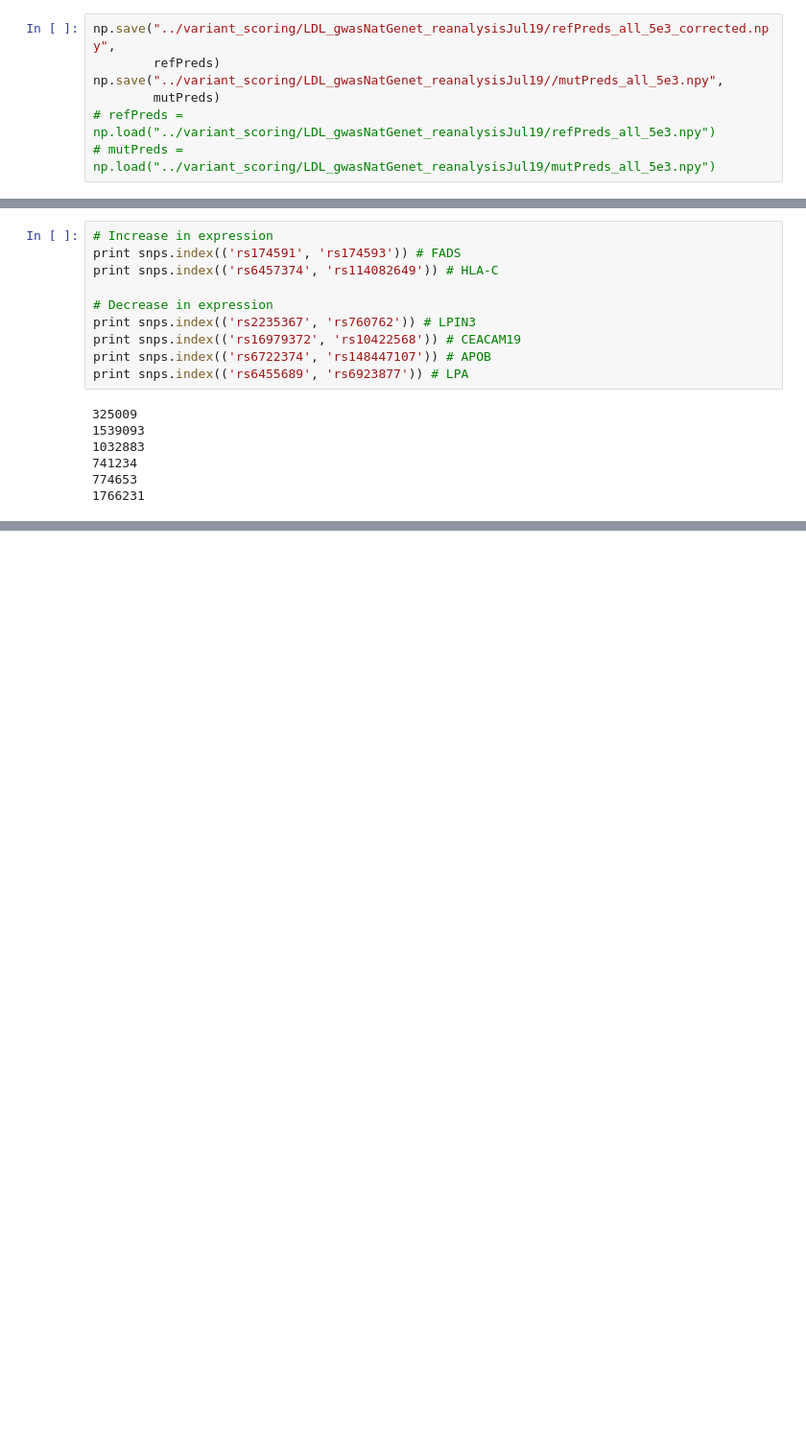
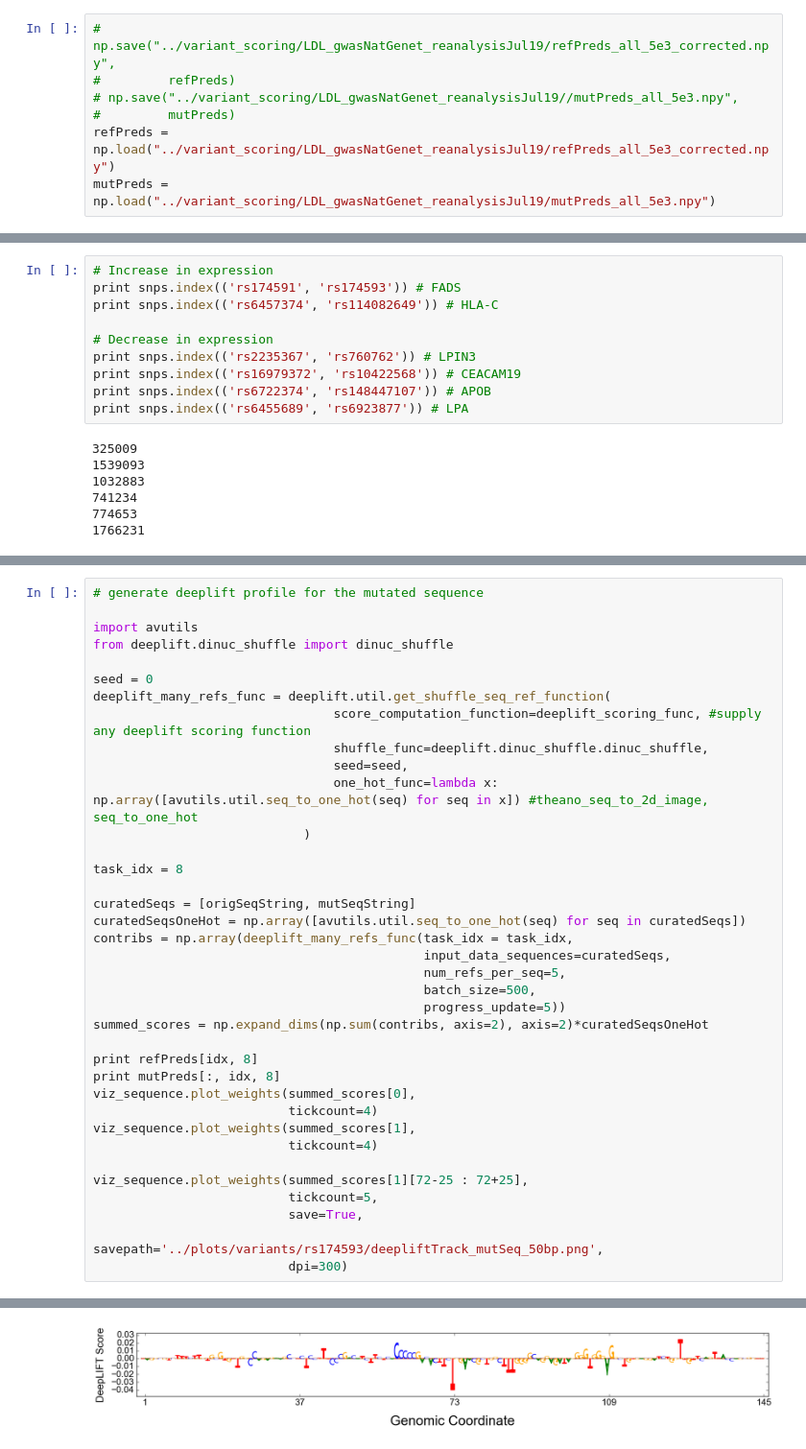
Before and after one commit to kundajelab/mpra, a Jupyter notebook: deeplearn/scripts/Variant Scoring.ipynb, the cells around one changed output, grey strips where cells are left out. Shown at 96% size. Saved outputs shown, nothing was run; the diff lists cells and outputs as text; blank space fills up the shorter version.

```diff
--- a/deeplearn/scripts/Variant Scoring.ipynb
+++ b/deeplearn/scripts/Variant Scoring.ipynb
@@ -507,10 +498,10 @@ np.save("../variant_scoring/LDL_gwasNatGenet_reanalysisJul19/deepliftVariantScor
 # %%
-np.save("../variant_scoring/LDL_gwasNatGenet_reanalysisJul19/refPreds_all_5e3_corrected.npy",
-        refPreds)
-np.save("../variant_scoring/LDL_gwasNatGenet_reanalysisJul19//mutPreds_all_5e3.npy",
-        mutPreds)
-# refPreds = np.load("../variant_scoring/LDL_gwasNatGenet_reanalysisJul19/refPreds_all_5e3.npy")
-# mutPreds = np.load("../variant_scoring/LDL_gwasNatGenet_reanalysisJul19/mutPreds_all_5e3.npy")
+# np.save("../variant_scoring/LDL_gwasNatGenet_reanalysisJul19/refPreds_all_5e3_corrected.npy",
+#         refPreds)
+# np.save("../variant_scoring/LDL_gwasNatGenet_reanalysisJul19//mutPreds_all_5e3.npy",
+#         mutPreds)
+refPreds = np.load("../variant_scoring/LDL_gwasNatGenet_reanalysisJul19/refPreds_all_5e3_corrected.npy")
+mutPreds = np.load("../variant_scoring/LDL_gwasNatGenet_reanalysisJul19/mutPreds_all_5e3.npy")
 # %%
 delta = mutPreds[:, :, 8] - refPreds[:, 8]
 maxIndices = np.argmax(np.abs(delta), axis=0)
@@ -894,0 +861,38 @@ viz_sequence.plot_weights(task_to_deeplift_summedscores[8][idx][72-25 : 72+25],
+# %%
+# generate deeplift profile for the mutated sequence
+
+import avutils
+from deeplift.dinuc_shuffle import dinuc_shuffle
+
+seed = 0
+deeplift_many_refs_func = deeplift.util.get_shuffle_seq_ref_function(
+                                score_computation_function=deeplift_scoring_func, #supply any deeplift scoring function
+                                shuffle_func=deeplift.dinuc_shuffle.dinuc_shuffle,
+                                seed=seed,
+                                one_hot_func=lambda x: np.array([avutils.util.seq_to_one_hot(seq) for seq in x]) #theano_seq_to_2d_image, seq_to_one_hot
+                            )
+
+task_idx = 8
+
+curatedSeqs = [origSeqString, mutSeqString]
+curatedSeqsOneHot = np.array([avutils.util.seq_to_one_hot(seq) for seq in curatedSeqs])
+contribs = np.array(deeplift_many_refs_func(task_idx = task_idx,
+                                            input_data_sequences=curatedSeqs,
+                                            num_refs_per_seq=5,
+                                            batch_size=500,
+                                            progress_update=5))
+summed_scores = np.expand_dims(np.sum(contribs, axis=2), axis=2)*curatedSeqsOneHot
+
+print refPreds[idx, 8]
+print mutPreds[:, idx, 8]
+viz_sequence.plot_weights(summed_scores[0],
+                          tickcount=4)
+viz_sequence.plot_weights(summed_scores[1],
+                          tickcount=4)
+
+viz_sequence.plot_weights(summed_scores[1][72-25 : 72+25],
+                          tickcount=5,
+                          save=True,
+                          savepath='../plots/variants/rs174593/deepliftTrack_mutSeq_50bp.png',
+                          dpi=300)
+# %% [output]
@@ -894,0 +906 @@ viz_sequence.plot_weights(task_to_deeplift_summedscores[8][idx][72-25 : 72+25],
+[figure, added]
```
Also changed, not shown: parts of 18 cells of this notebook, 7 other files.
